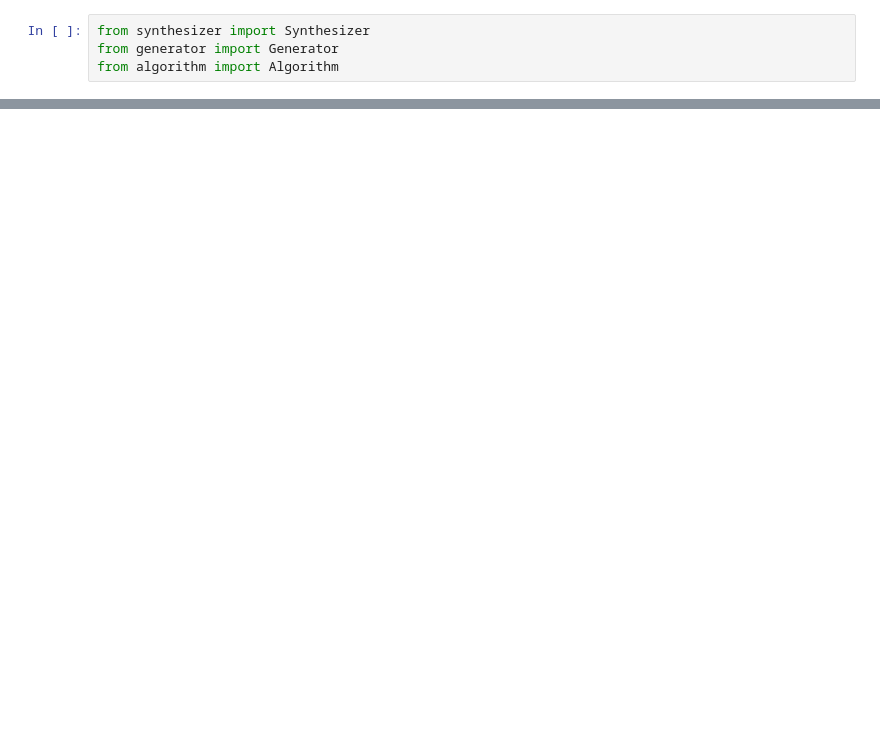
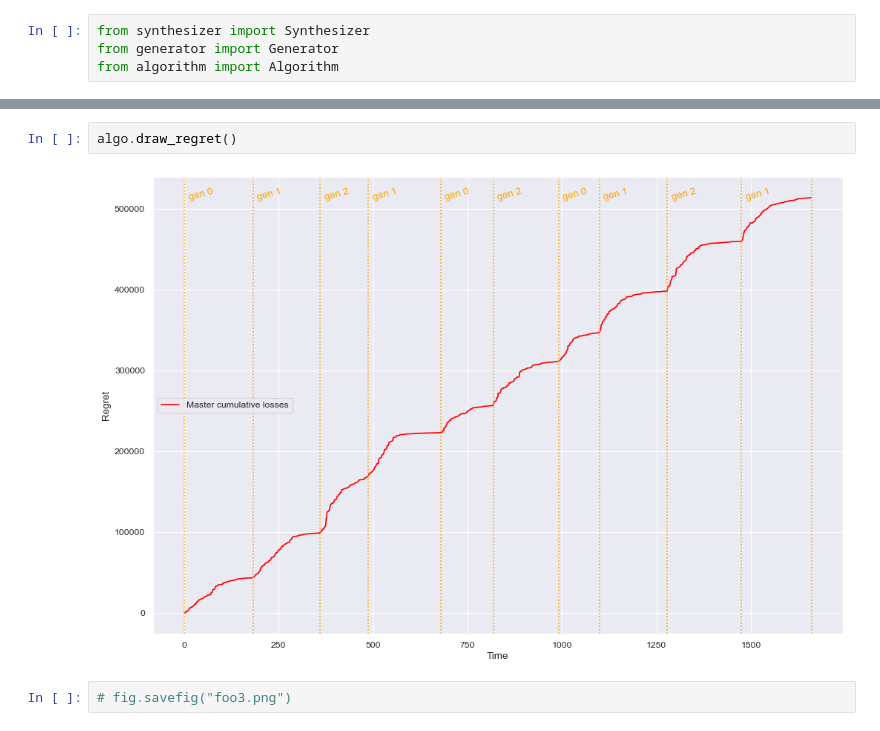
Before and after one commit to intsystems/2024-Project-125, a Jupyter notebook: code/show.ipynb, the cells around one changed output, grey strips where cells are left out. Drawn from its saved outputs; the diff is of its cells as text; blank space fills up the shorter version.

```diff
--- a/code/show.ipynb
+++ b/code/show.ipynb
@@ -42,0 +57,6 @@ array([3, 3, 4])
+# %%
+algo.draw_regret()
+# %% [output]
+[figure, added]
+# %%
+# fig.savefig("foo3.png")
```
Also changed, not shown: parts of 9 cells of this notebook, 16 other files.
